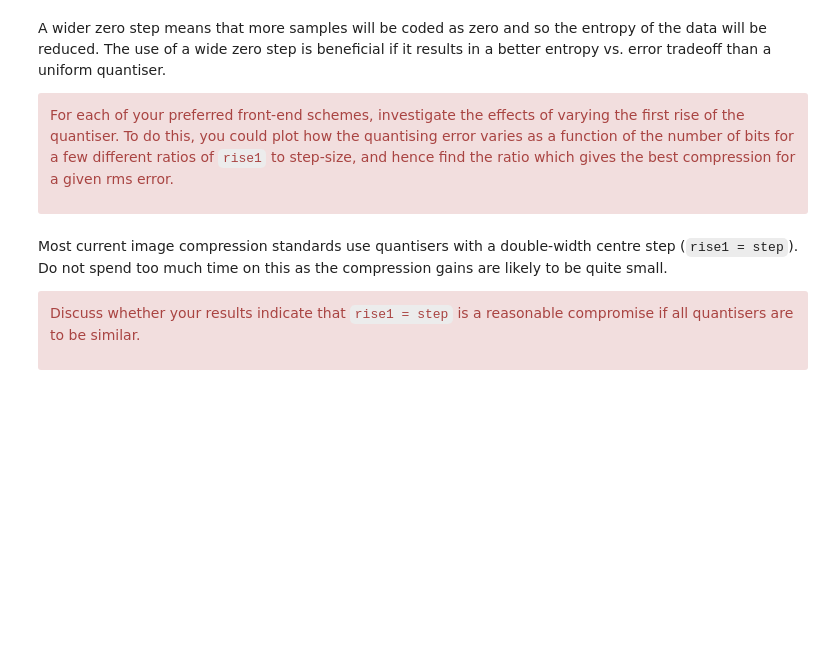
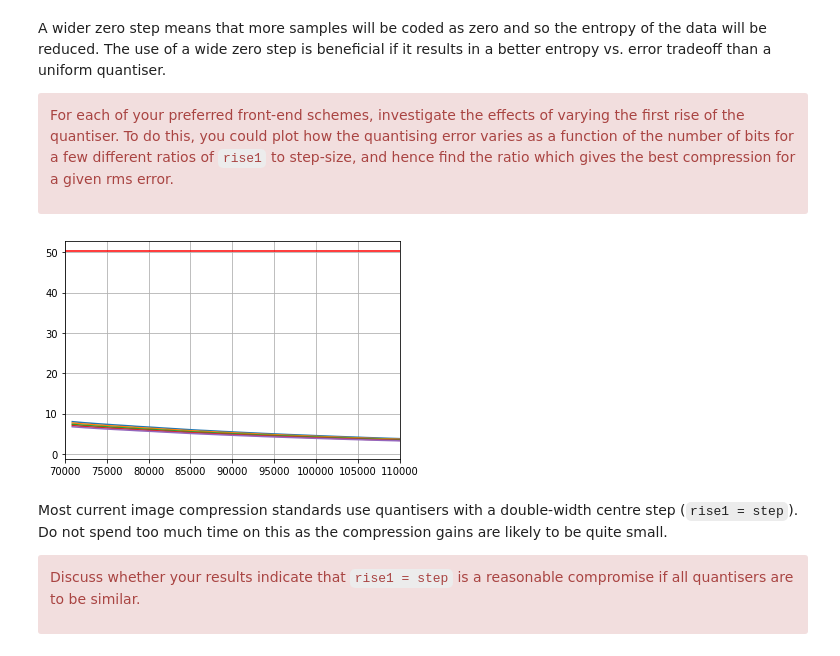
Before and after one commit to yichenhock/cued_sf2_lab, a Jupyter notebook: 10-11-selection-centre-clipped.ipynb, the cells around one changed output. Drawn from its saved outputs; the diff is of its cells as text; code cells hidden in the pictures; blank space fills up the shorter version.

```diff
--- a/10-11-selection-centre-clipped.ipynb
+++ b/10-11-selection-centre-clipped.ipynb
@@ -101,3 +100,39 @@ best compression for a given rms error. </div>
+# %%
+X, _ = load_mat_img('lighthouse.mat', img_info='X')
+X = X - 128.0
+
+N = 8
+
+lbt = LBT(X, N)
+
+rises = [0.5, 0.75, 1, 1.25, 1.5]
+
+steps = np.linspace(5, 25, 100)
+
+ref_rms_err = np.std(quantise(X, 17), X)
+
+def rise_plot(rise):
+
+    bits_list = []
+    err_list = []
+
+    for step in steps:
+        bits, err = lbt.enc_dec_quantise_rise(X, N, step, rise) # returns: bits, err
+        bits_list.append(bits)
+        err_list.append(err)
+    return bits_list, err_list
+
+plt.plot(rise_plot(0.5)[0], rise_plot(0.5)[1], label = "rise = 0.5*step")
+plt.plot(rise_plot(0.75)[0], rise_plot(0.75)[1], label = "rise = 0.75*step")
+plt.plot(rise_plot(1)[0], rise_plot(1)[1], label = "rise = step")
+plt.plot(rise_plot(1.25)[0], rise_plot(1.25)[1], label = "rise = 1.25*step")
+plt.plot(rise_plot(1.5)[0], rise_plot(1.5)[1], label = "rise = 1.5*step")
+plt.axhline(y=ref_rms_err, color='r', linestyle='-')
+plt.xlim(70000, 110000)
+plt.grid()
+plt.show()
+# %% [output]
+[figure, added]
 # %% [markdown]
 Most current image compression standards use quantisers with a
 double-width centre step (`rise1 = step`). Do not spend too much time
```
Also changed, not shown: parts of 5 cells of this notebook, 1 other file.
